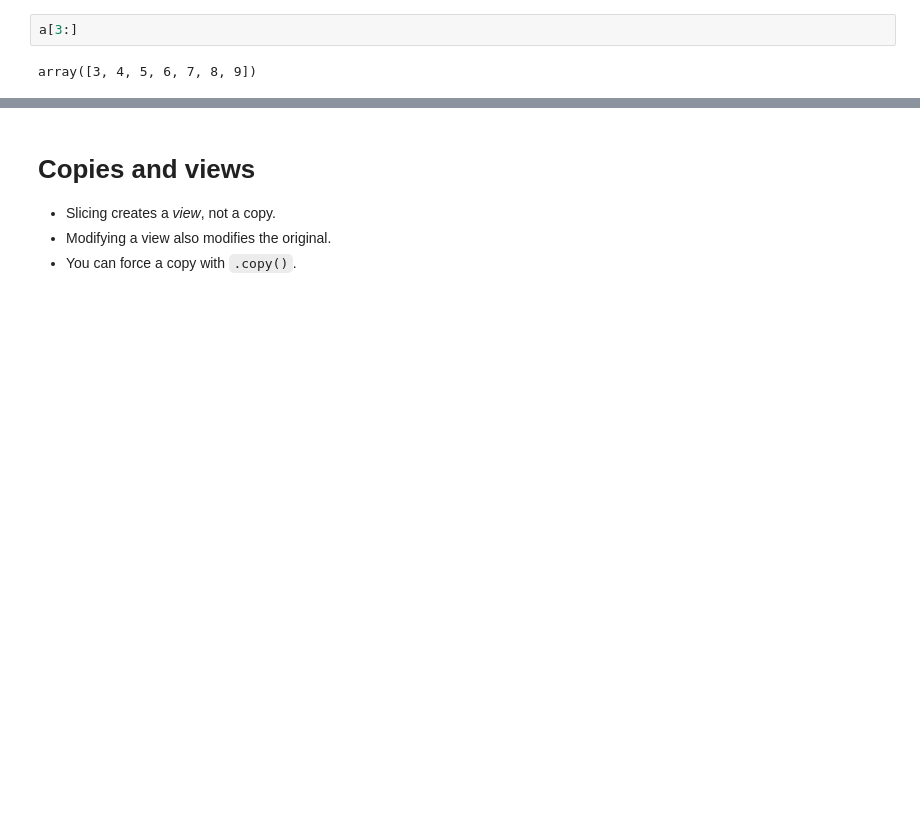
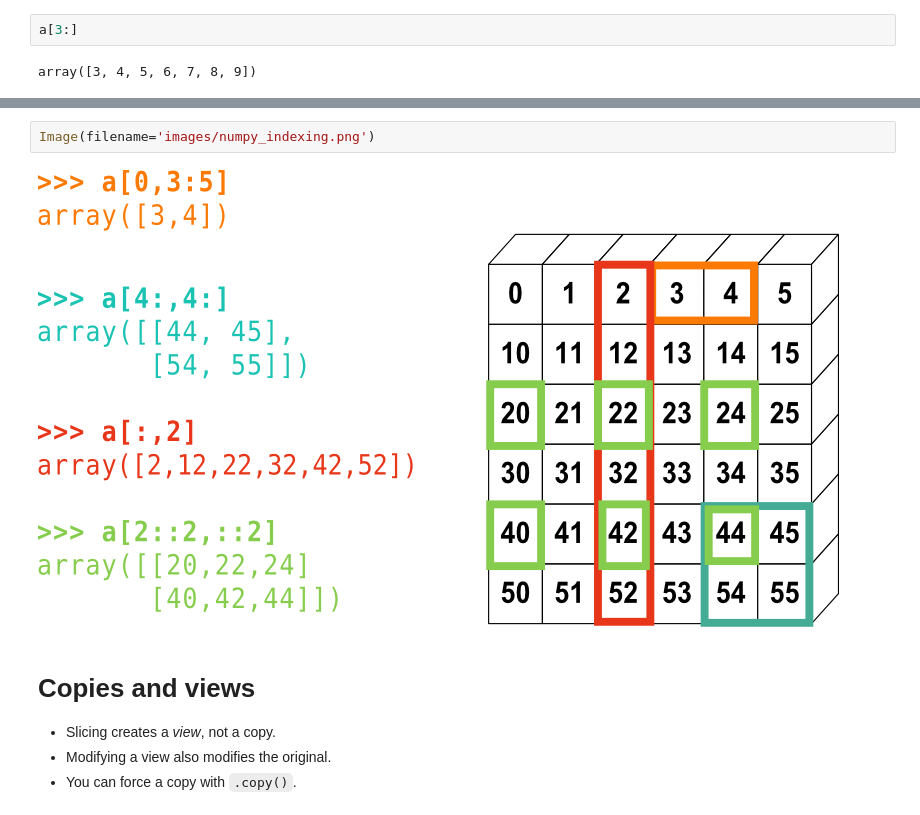
Before and after one commit to LUMC/python-course, a Jupyter notebook: numpy.ipynb, the cells around one changed output, grey strips where cells are left out. Cells and saved outputs as stored; diff of their text form; blank space fills up the shorter version.

Commit message:
Change all included images to be inline

```diff
--- a/numpy.ipynb
+++ b/numpy.ipynb
@@ -361,3 +363,7 @@ Indexing and slicing
+# %%
+Image(filename='images/numpy_indexing.png')
+# %% [output]
+[figure, added]
 # %% [markdown]
 Copies and views
 ===
```
Also changed, not shown: parts of 9 cells of this notebook.
